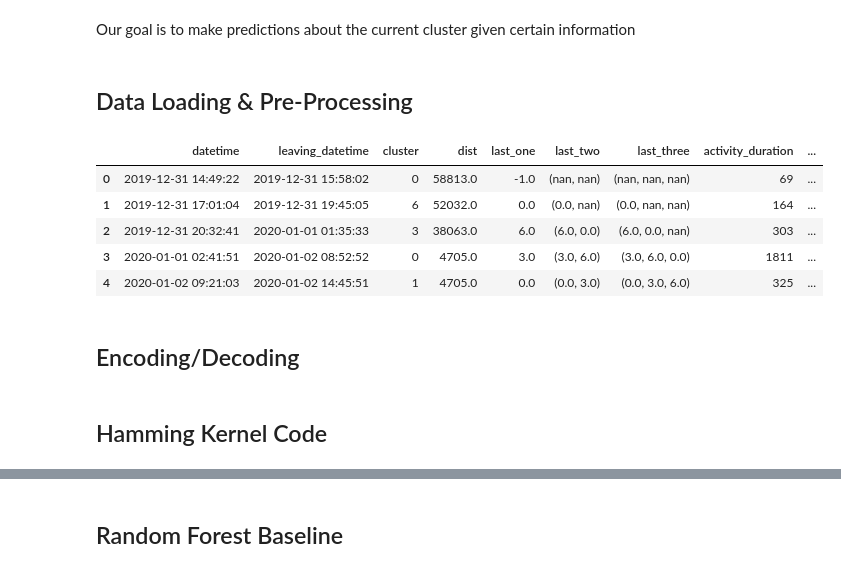
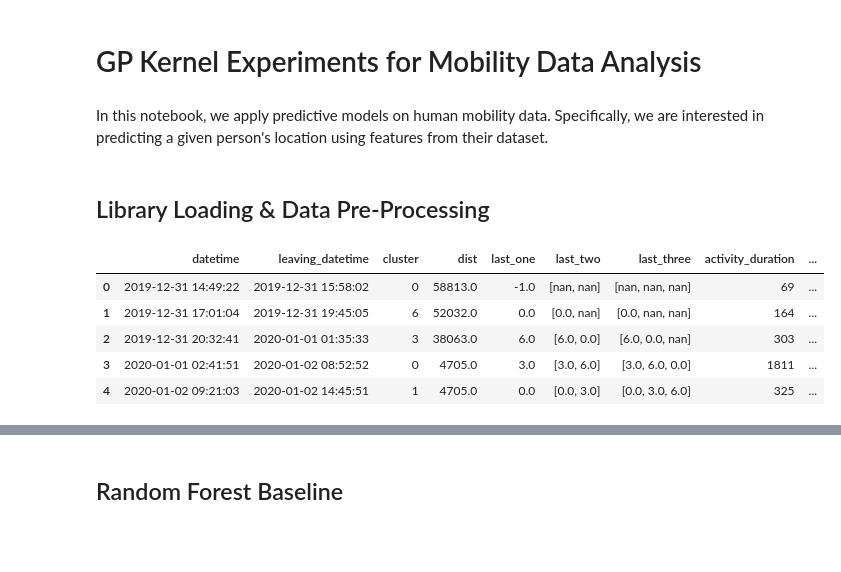
Before and after one commit to notLiamChu/THINK_Lab_Mobile_Data_Analysis, a Jupyter notebook: GP_Kernel_Experiments.ipynb, the cells around one changed output, grey strips where cells are left out. Saved outputs shown, nothing was run; the diff lists cells and outputs as text; code cells hidden in the pictures; blank space fills up the shorter version.

```diff
--- a/GP_Kernel_Experiments.ipynb
+++ b/GP_Kernel_Experiments.ipynb
@@ -5,7 +1,9 @@ Essentially, we want to see how well conventional machine learning (ML) techniqu
-# %% [markdown]
-Our goal is to make predictions about the current cluster given certain information
+# %% [markdown]
+# GP Kernel Experiments for Mobility Data Analysis
+# %% [markdown]
+In this notebook, we apply predictive models on human mobility data. Specifically, we are interested in predicting a given person's location using features from their dataset.
 # %% [markdown]
-## Data Loading & Pre-Processing
+## Library Loading & Data Pre-Processing
 # %%
 import pandas as pd
 import matplotlib.pyplot as plt
@@ -32,36 +33,32 @@ from gpytorch.kernels import ScaleKernel, RBFKernel
 # %%
 # Run this line every time in order to refresh the data
 df = pd.read_csv('processed/user_0162bdca5925e11a37a48c507453734045b5d62cca0d6abc8300993dfbf8b69e.csv')
 
+# Pre-process the data
 # Add additional corrections as needed
 df['last_one'] = df['last_one'].fillna(-1)
 df['last_two'] = df['last_two'].apply(lambda x: np.fromstring(x[1 : len(x) - 1], dtype = float, sep = ','))
 df['last_three'] = df['last_three'].apply(lambda x: np.fromstring(x[1 : len(x) - 1], dtype = float, sep = ','))
 df['last_three_activity_duration'] = df['last_three_activity_duration'].apply(lambda x: np.fromstring(x[1 : len(x) - 1], dtype = float, sep = ','))
 df['last_start_time'] = pd.to_datetime(df['last_start_time'])
 df['leaving_datetime'] = pd.to_datetime(df['leaving_datetime'])
 
 # Add additional features
 df['leaving_hour'] = df['leaving_datetime'].dt.hour.astype(int)
 df['day_of_week'] = df['leaving_datetime'].dt.dayofweek # Monday = 0, Sunday = 6
 df['is_weekday'] = df['day_of_week'].apply(lambda x: 1 if x < 5 else 0)
 
-# Note that lists are non-hashable, so we need to convert them to tuples
-df['last_three'] = df['last_three'].apply(lambda x: tuple(x))
-df['last_two'] = df['last_two'].apply(lambda x: tuple(x))
-
+# Used for data encoding comparisons
 df['third_last_one'] = df['last_three'].apply(lambda x: x[2]).fillna(-1)
 df['second_last_one'] = df['last_two'].apply(lambda x: x[1]).fillna(-1)
 
 # View the data
 pd.options.display.max_columns = None
 df.head()
 # %% [output]
 |  | datetime | leaving_datetime | cluster | dist | last_one | last_two | last_three | activity_duration | ... |
-| 0 | 2019-12-31 14:49:22 | 2019-12-31 15:58:02 | 0 | 58813.0 | -1.0 | (nan, nan) | (nan, nan, nan) | 69 | ... |
-| 1 | 2019-12-31 17:01:04 | 2019-12-31 19:45:05 | 6 | 52032.0 | 0.0 | (0.0, nan) | (0.0, nan, nan) | 164 | ... |
-| 2 | 2019-12-31 20:32:41 | 2020-01-01 01:35:33 | 3 | 38063.0 | 6.0 | (6.0, 0.0) | (6.0, 0.0, nan) | 303 | ... |
-| 3 | 2020-01-01 02:41:51 | 2020-01-02 08:52:52 | 0 | 4705.0 | 3.0 | (3.0, 6.0) | (3.0, 6.0, 0.0) | 1811 | ... |
-| 4 | 2020-01-02 09:21:03 | 2020-01-02 14:45:51 | 1 | 4705.0 | 0.0 | (0.0, 3.0) | (0.0, 3.0, 6.0) | 325 | ... |
+| 0 | 2019-12-31 14:49:22 | 2019-12-31 15:58:02 | 0 | 58813.0 | -1.0 | [nan, nan] | [nan, nan, nan] | 69 | ... |
+| 1 | 2019-12-31 17:01:04 | 2019-12-31 19:45:05 | 6 | 52032.0 | 0.0 | [0.0, nan] | [0.0, nan, nan] | 164 | ... |
+| 2 | 2019-12-31 20:32:41 | 2020-01-01 01:35:33 | 3 | 38063.0 | 6.0 | [6.0, 0.0] | [6.0, 0.0, nan] | 303 | ... |
+| 3 | 2020-01-01 02:41:51 | 2020-01-02 08:52:52 | 0 | 4705.0 | 3.0 | [3.0, 6.0] | [3.0, 6.0, 0.0] | 1811 | ... |
+| 4 | 2020-01-02 09:21:03 | 2020-01-02 14:45:51 | 1 | 4705.0 | 0.0 | [0.0, 3.0] | [0.0, 3.0, 6.0] | 325 | ... |
-# %% [markdown]
-## Encoding/Decoding
@@ -86,2 +64,0 @@ def decode_combinations(row, combinations_dict):
-# %% [markdown]
-## Hamming Kernel Code
```
Also changed, not shown: parts of 58 cells of this notebook.
